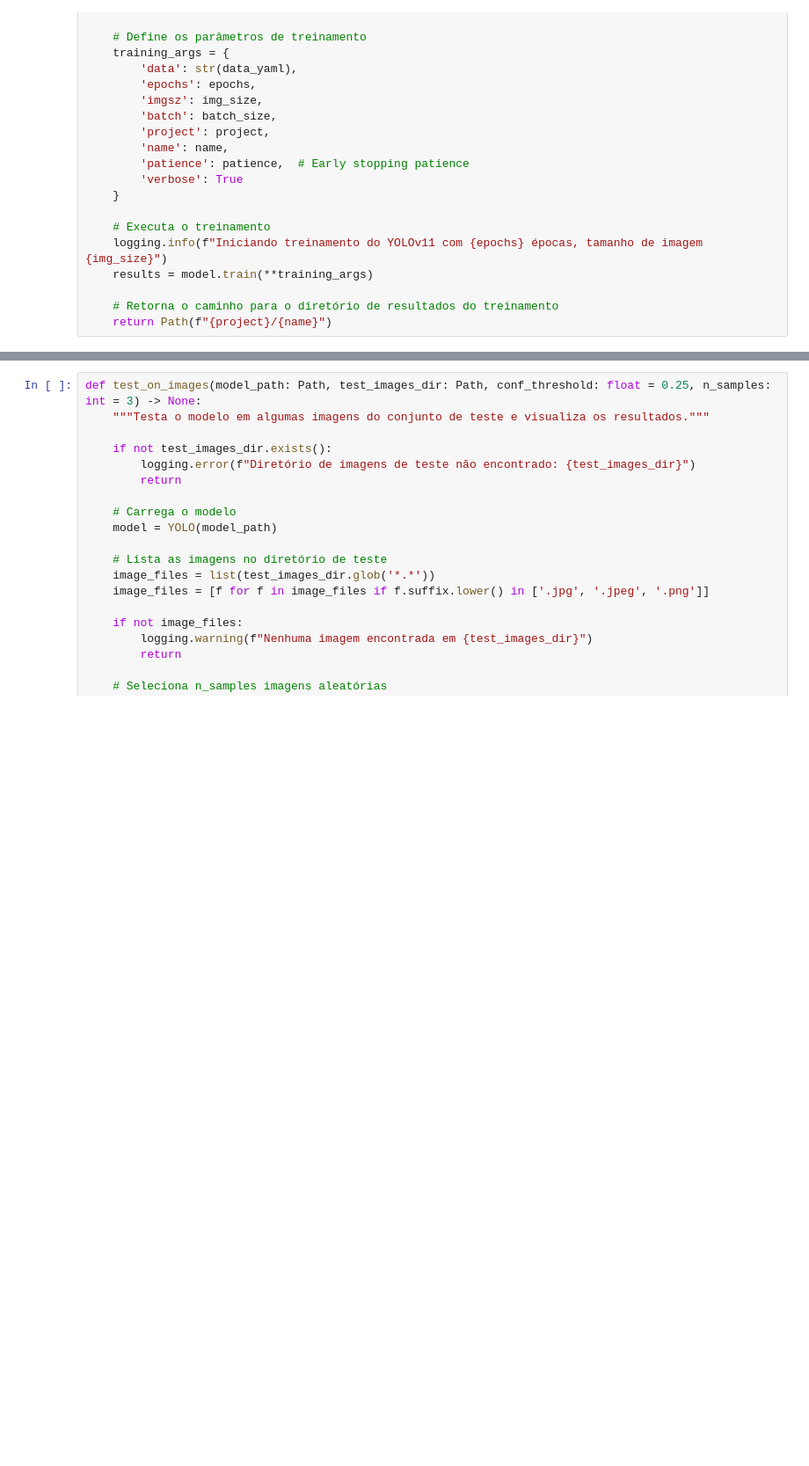
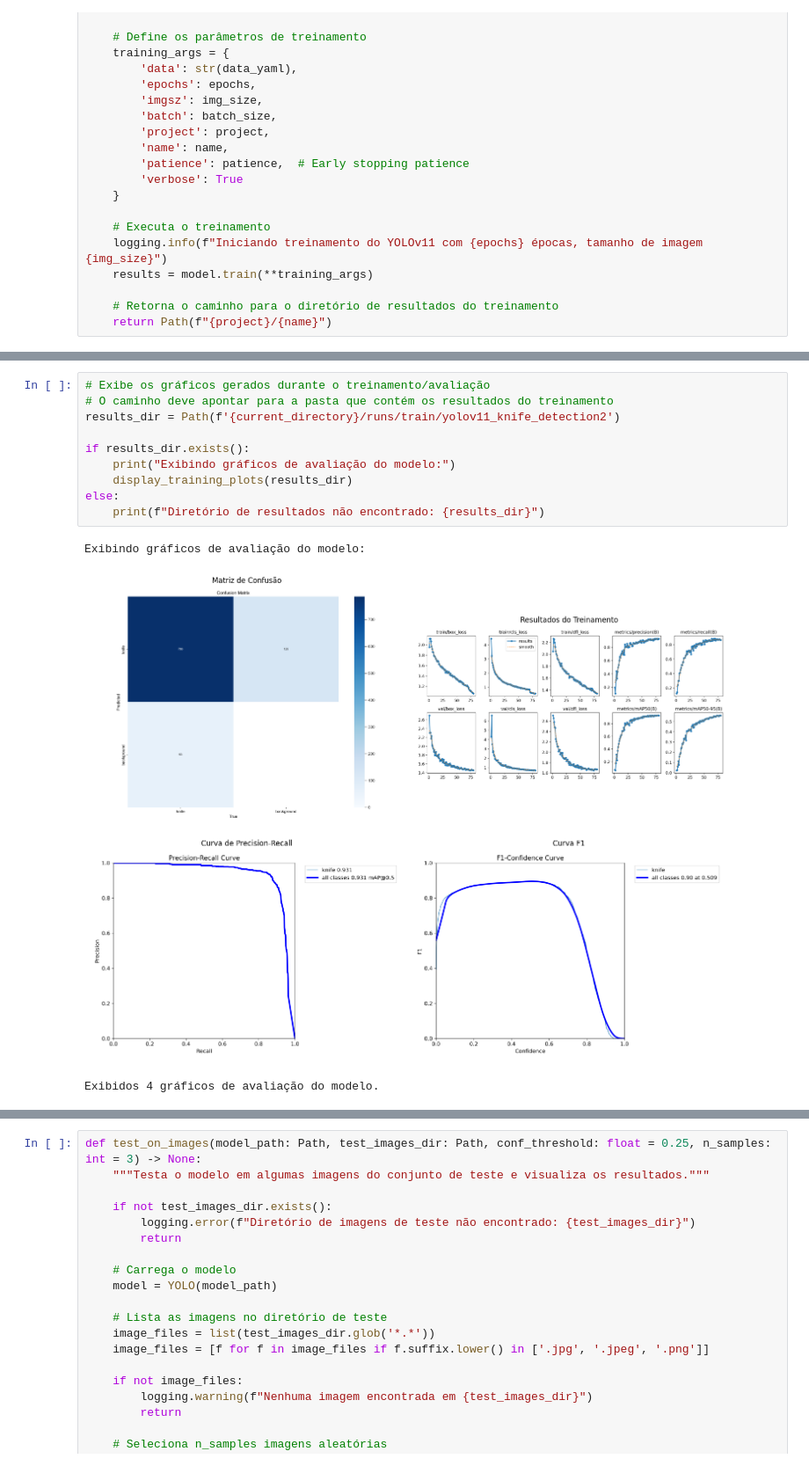
Before and after one commit to MilaGabs/knife-detector-YOLO, a Jupyter notebook: modelv11.ipynb, the cells around one changed output, grey strips where cells are left out. Shown at 88% size. Drawn from its saved outputs; the diff is of its cells as text; blank space fills up the shorter version.

```diff
--- a/modelv11.ipynb
+++ b/modelv11.ipynb
@@ -334,3 +402,17 @@ recall: 0.0000
+# %%
+# Exibe os gráficos gerados durante o treinamento/avaliação
+# O caminho deve apontar para a pasta que contém os resultados do treinamento
+results_dir = Path(f'{current_directory}/runs/train/yolov11_knife_detection2')
+
+if results_dir.exists():
+    print("Exibindo gráficos de avaliação do modelo:")
+    display_training_plots(results_dir)
+else:
+    print(f"Diretório de resultados não encontrado: {results_dir}")
+# %% [output]
+Exibindo gráficos de avaliação do modelo:
+[figure, added]
+Exibidos 4 gráficos de avaliação do modelo.
 # %% [markdown]
 ## Teste em Imagens
 
```
Also changed, not shown: parts of 21 cells of this notebook, 43 other files.
